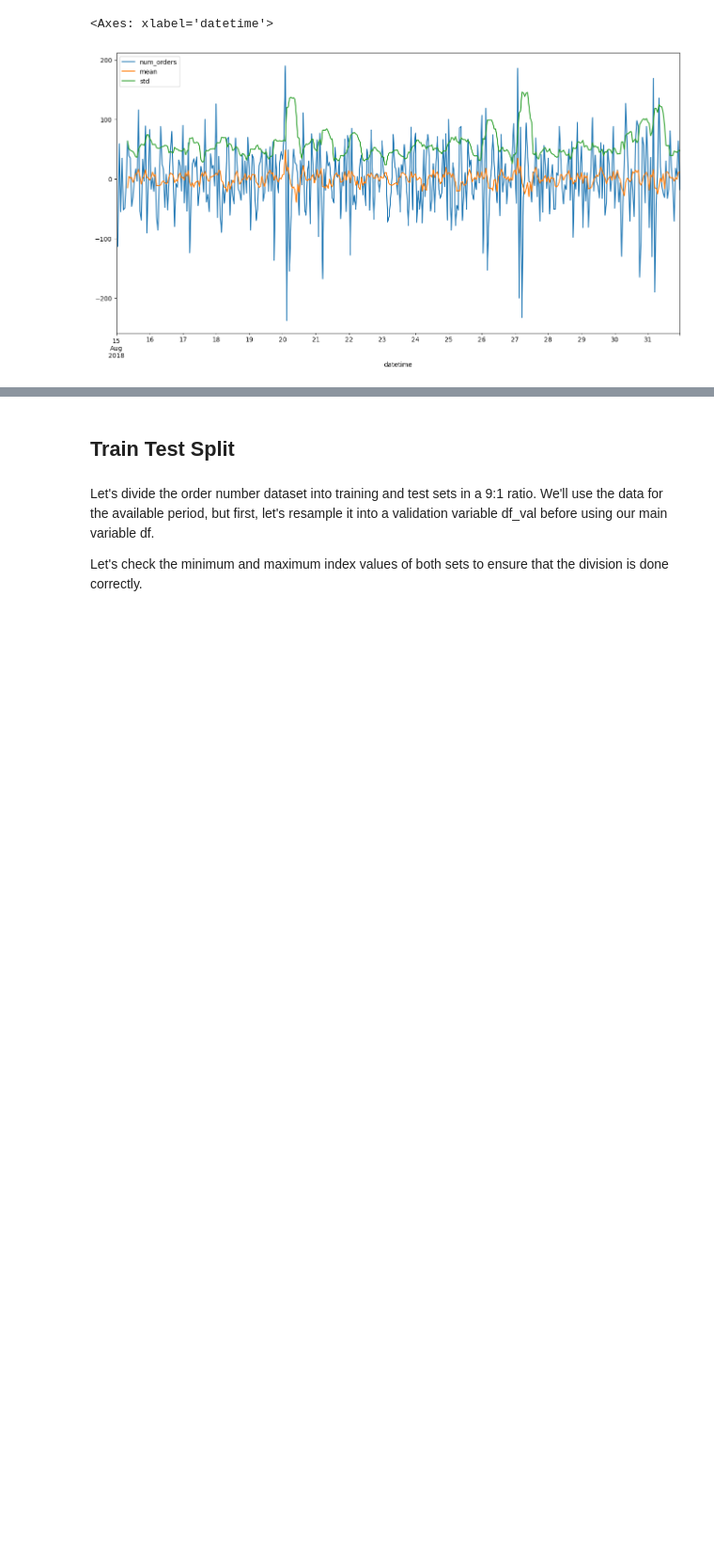
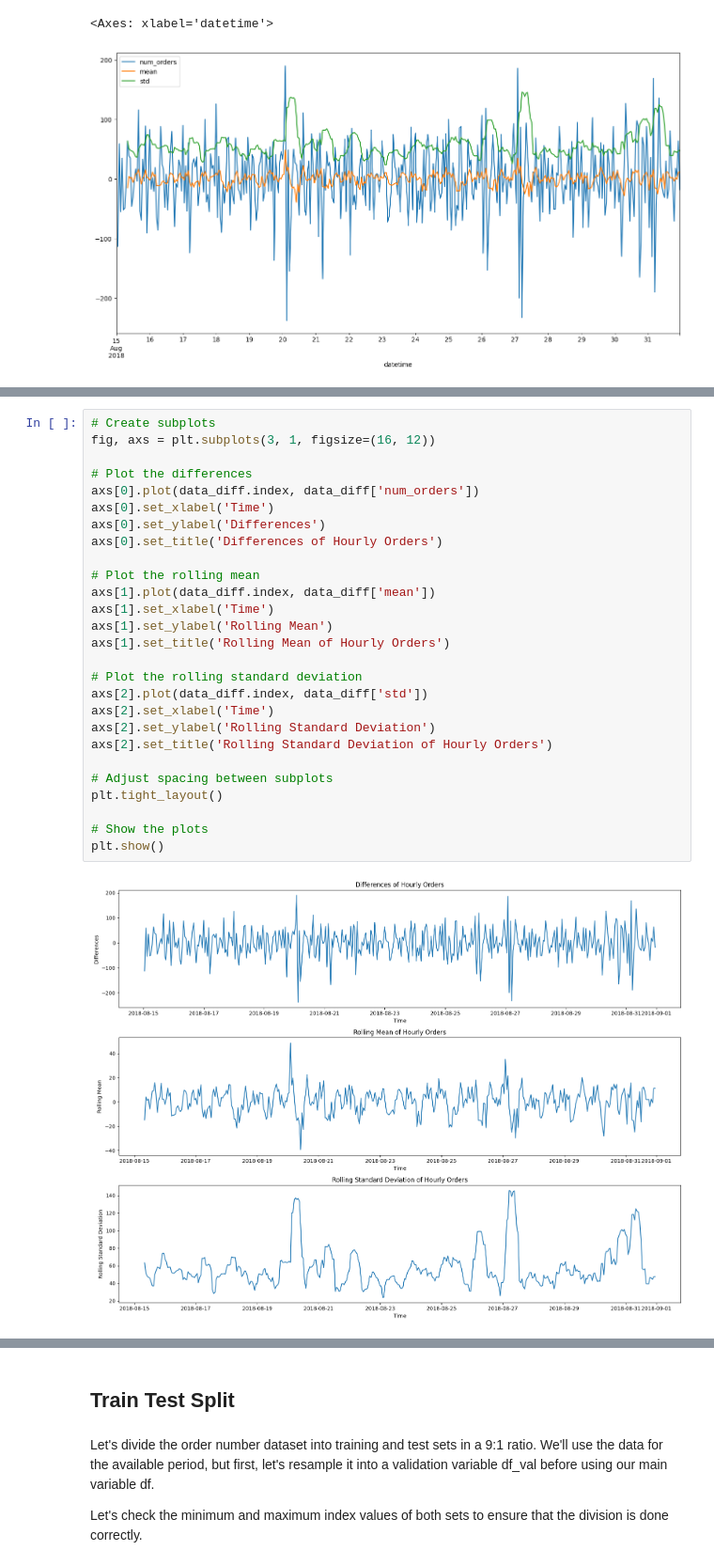
Before and after one commit to HesusG/python-decision-making-support-analysis, a Jupyter notebook: module_2/time_series.ipynb, the cells around one changed output, grey strips where cells are left out. Shown at 94% size. Drawn from its saved outputs; the diff is of its cells as text; blank space fills up the shorter version.

```diff
--- a/module_2/time_series.ipynb
+++ b/module_2/time_series.ipynb
@@ -265,0 +295,29 @@ The differences, rolling mean, and rolling standard deviation are techniques use
+# %%
+# Create subplots
+fig, axs = plt.subplots(3, 1, figsize=(16, 12))
+
+# Plot the differences
+axs[0].plot(data_diff.index, data_diff['num_orders'])
+axs[0].set_xlabel('Time')
+axs[0].set_ylabel('Differences')
+axs[0].set_title('Differences of Hourly Orders')
+
+# Plot the rolling mean
+axs[1].plot(data_diff.index, data_diff['mean'])
+axs[1].set_xlabel('Time')
+axs[1].set_ylabel('Rolling Mean')
+axs[1].set_title('Rolling Mean of Hourly Orders')
+
+# Plot the rolling standard deviation
+axs[2].plot(data_diff.index, data_diff['std'])
+axs[2].set_xlabel('Time')
+axs[2].set_ylabel('Rolling Standard Deviation')
+axs[2].set_title('Rolling Standard Deviation of Hourly Orders')
+
+# Adjust spacing between subplots
+plt.tight_layout()
+
+# Show the plots
+plt.show()
+# %% [output]
+[figure, added]
```
Also changed, not shown: parts of 6 cells of this notebook.
